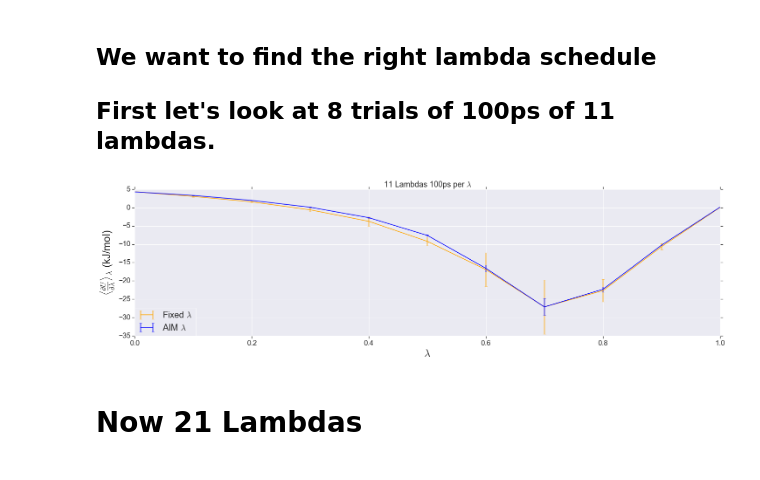
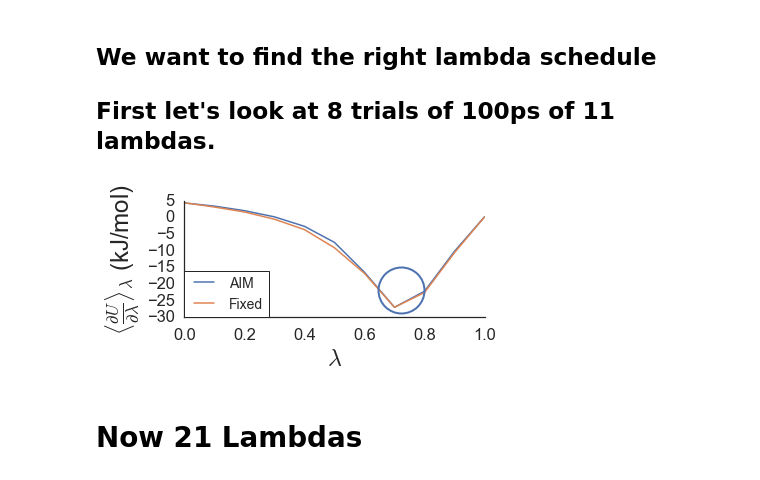
Before and after one commit to bioSandMan/gmx514, a Jupyter notebook: methane.ipynb, the cells around one changed output. Cells and saved outputs as stored; diff of their text form; code cells hidden in the pictures.

```diff
--- a/methane.ipynb
+++ b/methane.ipynb
@@ -195,50 +135,44 @@ for j in times:
 
 
 df_allk = {}
-df_allk['AIM_vdw_11'] = aim_dgdvdwavg
-df_allk['FIXED_vdw_11'] = ti_dgdvdwavg
-df_allk['Coul_Lambdas_11'] = coulLambdas
-df_allk['VdW_Lambdas_11'] = vdwLambdas
+df_allk['AIM_VDW'] = aim_dgdvdwavg
+df_allk['FIXED_VDW'] = ti_dgdvdwavg
+df_allk['Coul_Lambdas'] = coulLambdas
+df_allk['VdW_Lambdas'] = vdwLambdas
 
 eleven_lambdas = pd.DataFrame.from_dict(df_allk)
 eleven_results = results['100ps'].apply(np.vectorize(am.convert_to_kcal))
 eleven_results['Number of Lambdas'] = 11
-# %%
-ti_dgdvdw_df = pd.DataFrame(ti_dgdvdw['100ps'])
-ti_dgdvdw_df['Average'] = ti_dgdvdw_df.mean(axis=1)
-ti_dgdvdw_df['Variance'] = ti_dgdvdw_df.var(axis=1)
-
-aim_dgdvdw_df = pd.DataFrame(aim_dgdvdw['100ps'])
-aim_dgdvdw_df['Average'] = aim_dgdvdw_df.mean(axis=1)
-aim_dgdvdw_df['Variance'] = aim_dgdvdw_df.var(axis=1)
-from mpl_toolkits.axes_grid.inset_locator import inset_axes
-
-y1 = np.zeros(num_lams)
-y2 = np.zeros(num_lams)
-for i in range(num_lams):
-    y1[i] = ti_dgdvdw_df['Average'][i]
-    y2[i] = aim_dgdvdw_df['Average'][i]
-
-plt.figure(figsize=(24, 6))
-
-x = np.linspace(0,1,num_lams)
-plt.ylabel(r'$\langle\frac{\partial U}{\partial \lambda}\rangle$$_{\lambda}$', fontsize = 24)
-plt.xlabel(r'$\lambda$', fontsize = 24)
-
-# plot fixed lambda sims
-plt.errorbar(x, y1, color='orange', yerr=ti_dgdvdw_df['Variance'], label="Fixed $\lambda$", fmt='-')
-plt.errorbar(x, y2, color='blue', yerr=aim_dgdvdw_df['Variance'], label="AIM $\lambda$", fmt='-')
-#plt.plot(x, y1, color='orange', label="Fixed $\lambda$")
-#plt.plot(x, y2, color='blue', label="AIM $\lambda$")
-
-plt.ylabel(r'$\langle\frac{\partial U}{\partial \lambda}\rangle$$_{\lambda}$ (kJ/mol)', fontsize = 24);
-plt.xlabel(r'$\lambda$', fontsize = 24);
-plt.title("11 Lambdas 100ps per $\lambda$");
-plt.legend(loc=0, borderaxespad=0., fontsize=20, ncol=1);
-plt.savefig("methane_11L_100ps_errorbars.eps",dpi=700)
-plt.show()
-# %% [output]
-[figure, removed]
+# %%
+plt.figure(figsize=(6,3))
+sns.lineplot(x="VdW_Lambdas", y="AIM_VDW", label="AIM", data=eleven_lambdas);
+sns.lineplot(x="VdW_Lambdas", y="FIXED_VDW", label="Fixed", data=eleven_lambdas);
+
+plt.ylabel(r'$\langle\frac{\partial U}{\partial \lambda}\rangle$$_{\lambda}$ (kJ/mol)', fontsize = 24);
+plt.xlabel(r'$\lambda$', fontsize = 24);
+#plt.title(j + " per $\lambda$");
+
+point = [0.72,-22]
+circle_rad = 23  # This is the radius, in points
+plt.plot(point[0], point[1], 'o',
+        ms=circle_rad * 2, mec='b', mfc='none', mew=2)
+
+plt.legend(loc=0, borderaxespad=0., fontsize=14, ncol=1);
+
+# Remove the "spines" (the lines surrounding the subplot)
+sns.despine(left=False)
+plt.tick_params(axis=u'both', which=u'both',length=0)
+
+sns.set()
+colors = sns.color_palette("Set2")
+sns.set_palette(colors)
+sns.set(font_scale=1.5)  # crazy big
+sns.set_style("white")
+plt.tight_layout()
+plt.savefig("figures/Methane_11_lambdas_at_100ps_per_lambda.eps", dpi=600)
+plt.show()
+# %% [output]
+[figure, added]
 # %% [markdown]
 # Now 21 Lambdas
 # %%
```
Also changed, not shown: parts of 14 cells of this notebook, 7 other files.
